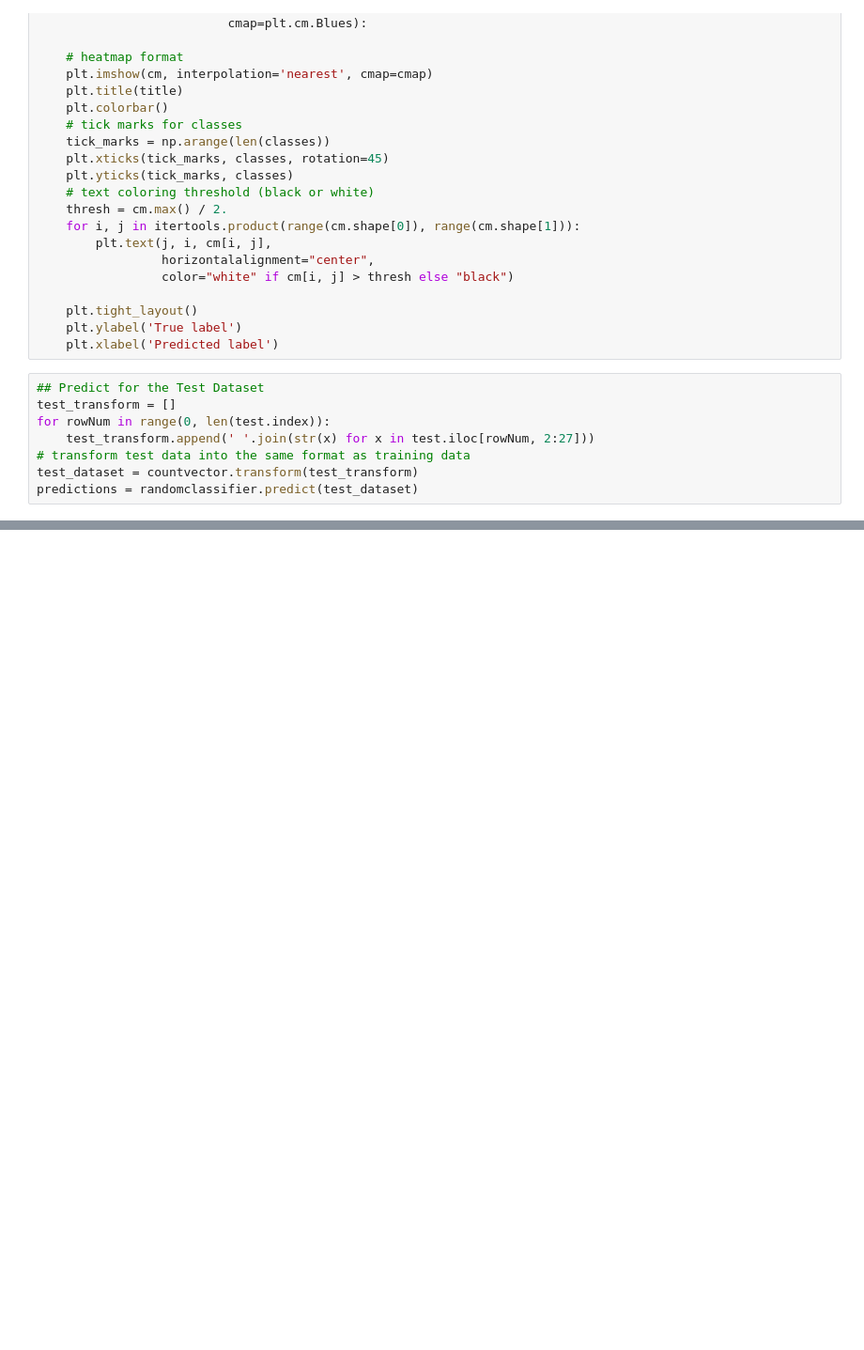
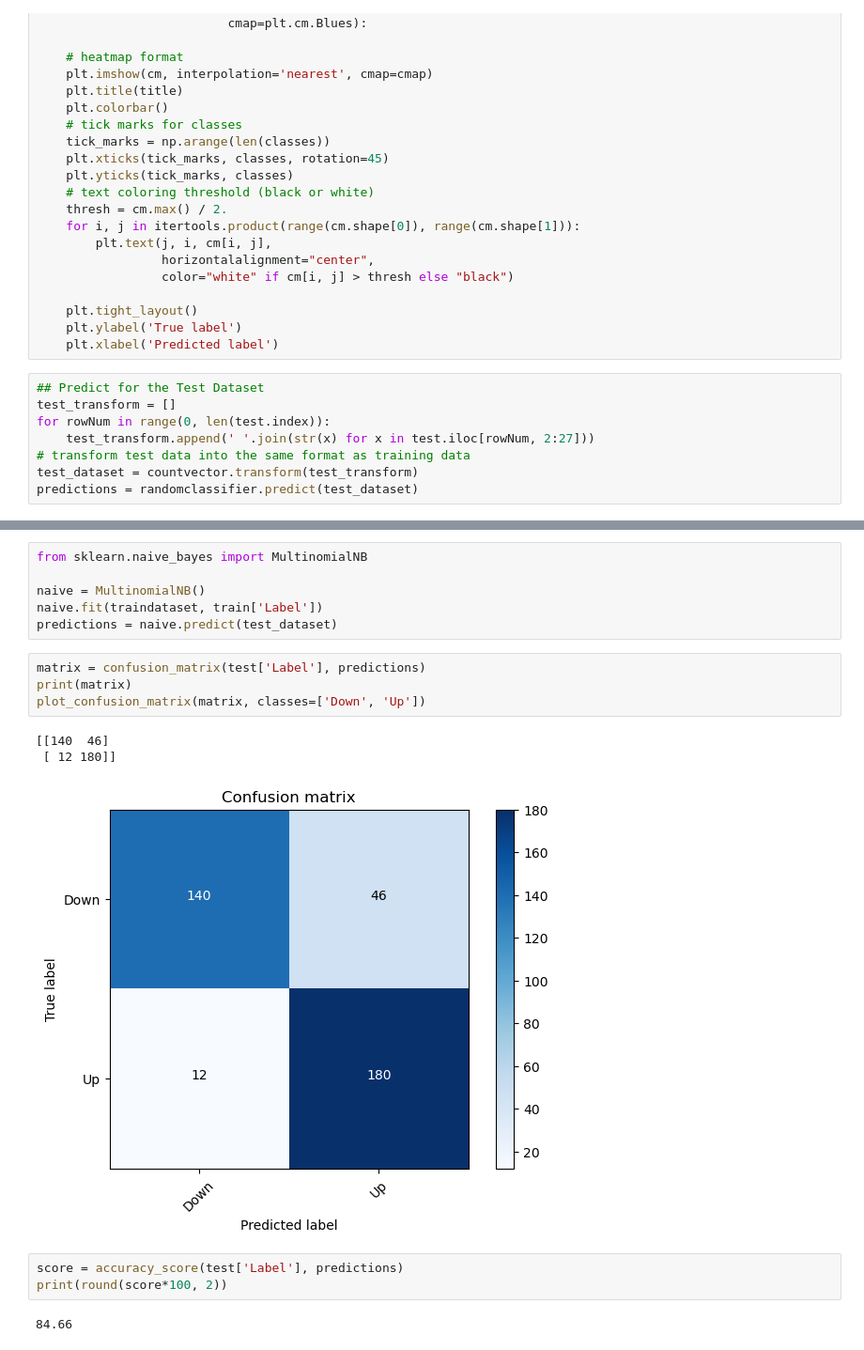
Before and after one commit to laurasails/4375-ML-Project, a Jupyter notebook: elena-ml-model/stock-prediction.ipynb, the cells around one changed output, grey strips where cells are left out. Shown at 94% size. Drawn from its saved outputs; the diff is of its cells as text; blank space fills up the shorter version.

Commit message:
added naive bayes model

```diff
--- a/elena-ml-model/stock-prediction.ipynb
+++ b/elena-ml-model/stock-prediction.ipynb
@@ -148,0 +148,19 @@ weighted avg       0.88      0.86      0.85       378
+# %%
+from sklearn.naive_bayes import MultinomialNB
+
+naive = MultinomialNB()
+naive.fit(traindataset, train['Label'])
+predictions = naive.predict(test_dataset)
+# %%
+matrix = confusion_matrix(test['Label'], predictions)
+print(matrix)
+plot_confusion_matrix(matrix, classes=['Down', 'Up'])
+# %% [output]
+[[140  46]
+ [ 12 180]]
+[figure, added]
+# %%
+score = accuracy_score(test['Label'], predictions)
+print(round(score*100, 2))
+# %% [output]
+84.66
```
Also changed, not shown: parts of 6 cells of this notebook.
